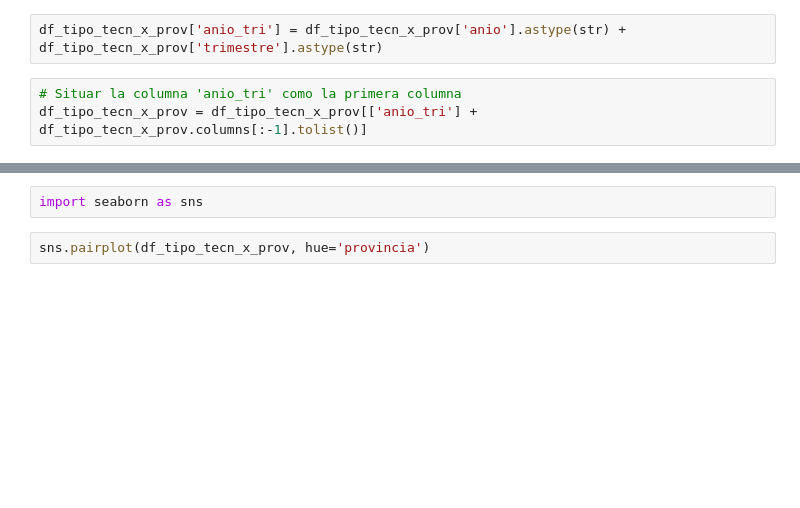
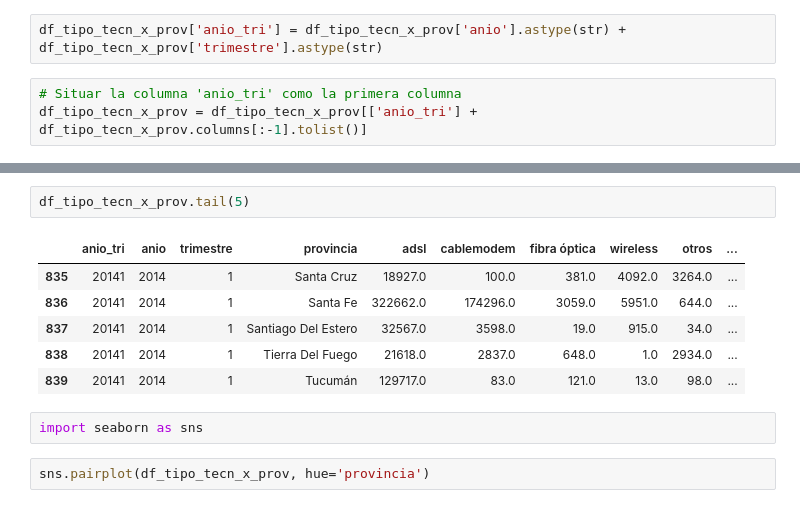
Before and after one commit to Lucaramallo/Empresa_telecomunicaciones, a Jupyter notebook: ETLs/ETL_Acc_Inter_fijo_por_tecnología_y_provincia.ipynb, the cells around one changed output, grey strips where cells are left out. Cells and saved outputs as stored; diff of their text form; blank space fills up the shorter version.

```diff
--- a/ETLs/ETL_Acc_Inter_fijo_por_tecnología_y_provincia.ipynb
+++ b/ETLs/ETL_Acc_Inter_fijo_por_tecnología_y_provincia.ipynb
@@ -94,3 +132,12 @@ df_tipo_tecn_x_prov.head()
+# %%
+df_tipo_tecn_x_prov.tail(5)
+# %% [output]
+|  | anio_tri | anio | trimestre | provincia | adsl | cablemodem | fibra óptica | wireless | otros | ... |
+| 835 | 20141 | 2014 | 1 | Santa Cruz | 18927.0 | 100.0 | 381.0 | 4092.0 | 3264.0 | ... |
+| 836 | 20141 | 2014 | 1 | Santa Fe | 322662.0 | 174296.0 | 3059.0 | 5951.0 | 644.0 | ... |
+| 837 | 20141 | 2014 | 1 | Santiago Del Estero | 32567.0 | 3598.0 | 19.0 | 915.0 | 34.0 | ... |
+| 838 | 20141 | 2014 | 1 | Tierra Del Fuego | 21618.0 | 2837.0 | 648.0 | 1.0 | 2934.0 | ... |
+| 839 | 20141 | 2014 | 1 | Tucumán | 129717.0 | 83.0 | 121.0 | 13.0 | 98.0 | ... |
 # %%
 import seaborn as sns
 # %%
```
Also changed, not shown: parts of 4 cells of this notebook, 1 other file.
